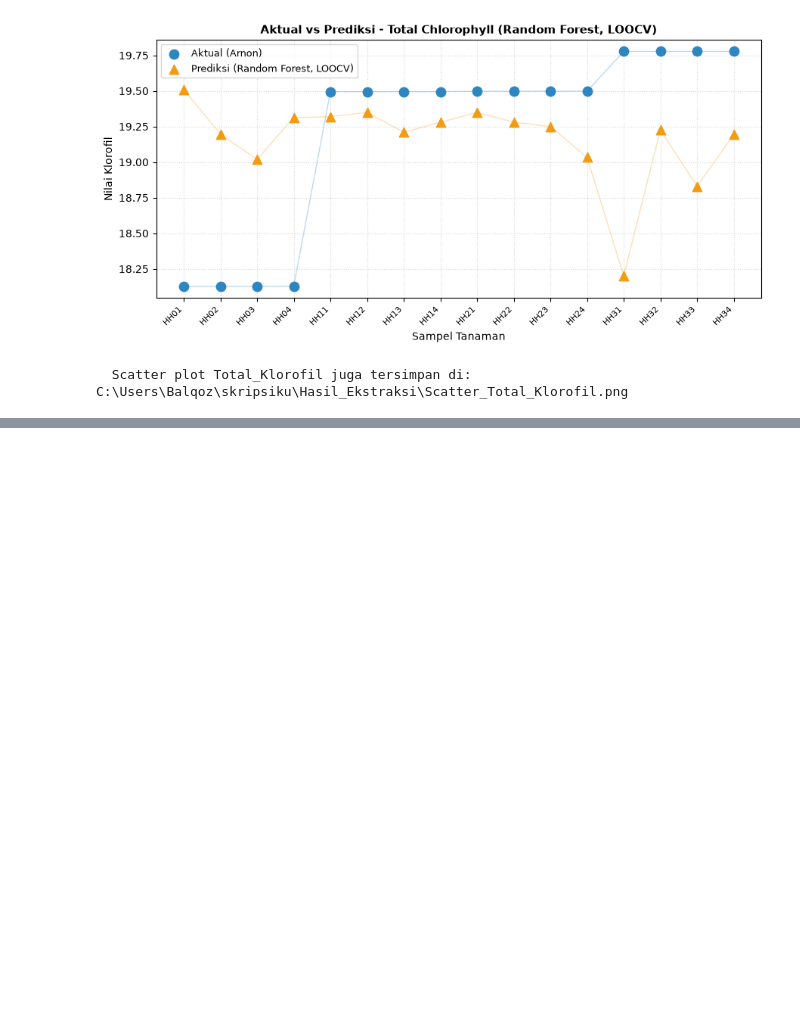
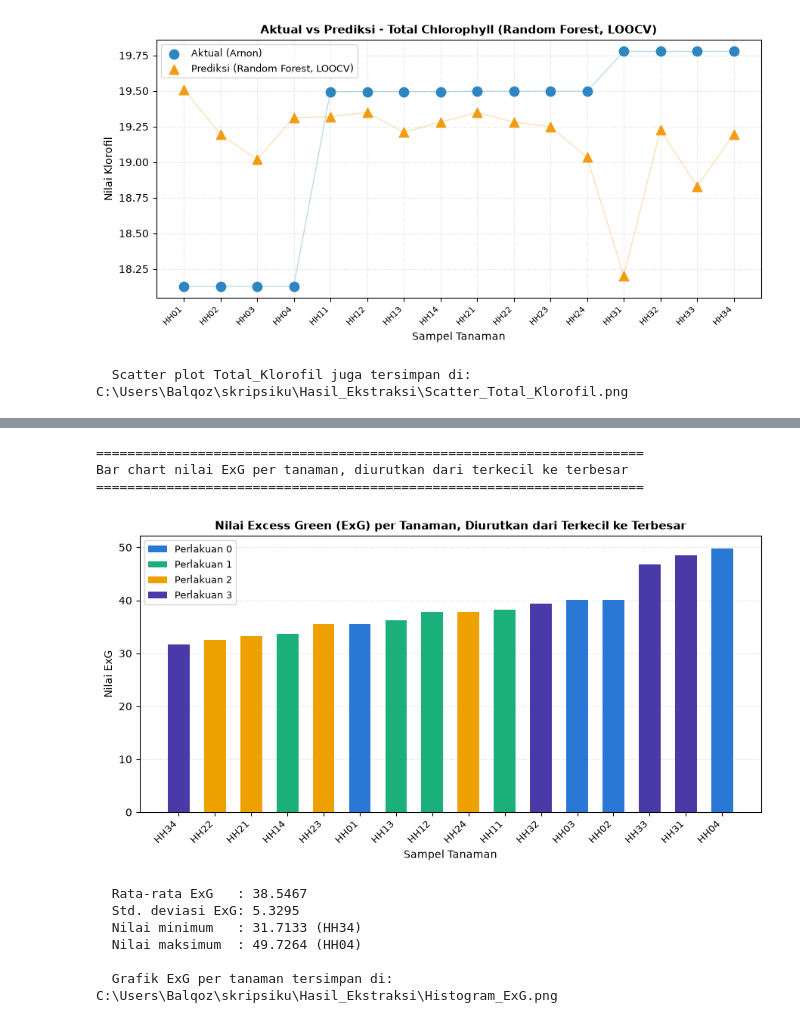
Before and after one commit to balqozz/Chlorophyll-Prediction, a Jupyter notebook: RF_updated.ipynb, the cells around one changed output, grey strips where cells are left out. Saved outputs shown, nothing was run; the diff lists cells and outputs as text; code cells hidden in the pictures; blank space fills up the shorter version.

```diff
--- a/RF_updated.ipynb
+++ b/RF_updated.ipynb
@@ -127,14 +153,21 @@ Hitung ground truth klorofil dari absorbansi asli (rumus Arnon) -> file Excel te
 # %%
 def hitung_ground_truth_klorofil():
+    """Hitung nilai klorofil aktual (Chl a, Chl b, Total) dari data absorbansi
+    UV-Vis Spektrofotometer yang asli, pakai rumus Arnon (1949). Ini nilai
+    yang JADI PEMBANDING waktu evaluasi model -- bukan hasil sensor, bukan
+    hasil tebakan model, tapi hasil pengukuran kimia langsung di lab."""
     print("=" * 70)
-    print("Ground truth klorofil dari absorbansi ASLI (rumus Arnon)")
+    print("Menghitung klorofil aktual dari absorbansi lab asli (rumus Arnon)")
     print("=" * 70)
 
     df_abs = pd.read_excel(FILE_ABSORBANSI)
+    # Alat spektrofotometer di lab scan tiap kelipatan 5nm, jadi panjang gelombang
+    # 663nm dan 669nm (yang dipakai rumus Arnon) didekati pakai kolom terdekat
+    # yang ada di data (665nm dan 670nm).
     A645 = df_abs[645].iloc[0:4].values
-    A663_proxy = df_abs[665].iloc[0:4].values     # proksi 663nm (alat scan tiap 5nm)
+    A663_proxy = df_abs[665].iloc[0:4].values     # proksi buat 663nm
     A665 = df_abs[665].iloc[0:4].values
-    A669_proxy = df_abs[670].iloc[0:4].values     # proksi 669nm
+    A669_proxy = df_abs[670].iloc[0:4].values     # proksi buat 669nm
 
     df_gt = pd.DataFrame({
         "Perlakuan": [0, 1, 2, 3],
@@ -143,15 +176,17 @@ def hitung_ground_truth_klorofil():
         "A665": A665,
         "A669_proxy(670nm)": A669_proxy,
     })
+    # Rumus Arnon (1949) -- persamaan standar buat hitung kadar klorofil dari absorbansi
     df_gt["Klorofil_A"] = 12.7 * df_gt["A663_proxy(665nm)"] - 2.69 * df_gt["A645"]
     df_gt["Klorofil_B"] = 22.9 * df_gt["A645"] - 4.68 * df_gt["A669_proxy(670nm)"]
     df_gt["Total_Klorofil"] = 20.2 * df_gt["A645"] + 8.02 * df_gt["A665"]
 
-    # --- FILE EXCEL KHUSUS: absorbansi + target klorofil (rumus Arnon) ---
+    # File ini disimpan TERSENDIRI dan tidak digabung ke file fitur, karena
+    # tujuannya cuma jadi acuan/pembanding, bukan bahan upload buat prediksi.
     path_gt = os.path.join(FOLDER_OUTPUT, "Ground_Truth_Absorbansi_Arnon.xlsx")
     df_gt.to_excel(path_gt, index=False)
     print(df_gt.to_string(index=False))
-    print(f"\n>> File KHUSUS ground truth Arnon tersimpan di: {path_gt}\n")
+    print(f"\n>> File acuan klorofil aktual (Arnon) tersimpan di: {path_gt}\n")
     return df_gt
 # %%
 # Menghitung hasil ground truth klorofil dari absorbansi
@@ -173,15 +208,19 @@ Gabungkan fitur (16 tanaman) dengan ground truth (broadcast per label)
 # %%
 def gabungkan_dataset_final(df_fitur, df_gt):
+    """Gabung tabel fitur (16 tanaman, R/G/B/IR/ExG) dengan tabel klorofil
+    aktual dari Arnon (4 baris, 1 per label), cukup di memori aja. Hasilnya
+    dipakai buat training + evaluasi LOOCV di langkah berikutnya. Sengaja
+    TIDAK di-export ke Excel lagi, biar tidak ada file yang isinya fitur
+    tercampur target -- yang boleh diupload ke web cuma fiturnya saja."""
     print("=" * 70)
-    print("Gabungkan fitur (16 tanaman) + ground truth (per label)")
+    print("Gabung fitur (16 tanaman) + klorofil aktual Arnon (per label) -- di memori saja")
     print("=" * 70)
 
     df_final = df_fitur.merge(df_gt[["Perlakuan"] + TARGETS], on="Perlakuan", how="left")
     kolom_akhir = ["Nama_File", "Perlakuan", "Tanaman_Ke"] + FITUR + TARGETS
     df_final = df_final[kolom_akhir]
 
-    path_final = os.path.join(FOLDER_OUTPUT, "Dataset_Final_Siap_Training.xlsx")
-    df_final.to_excel(path_final, index=False)
     print(df_final.to_string(index=False))
-    print(f"\n>> Dataset final (fitur+target, untuk training) tersimpan di: {path_final}\n")
+    print("\n>> Dataset gabungan ini cuma dipakai buat training & evaluasi di notebook ini,")
+    print("   TIDAK disimpan jadi file Excel terpisah (biar tidak dipakai keliru sebagai bahan upload).\n")
     return df_final
@@ -337,0 +432,14 @@ Training model final (seluruh 16 data) dan simpan sebagai .pkl.
+# %%
+# Menampilkan bar chart ExG per tanaman (diurutkan, diwarnai per Perlakuan)
+path_histogram_exg = buat_histogram_exg(df_final)
+# %% [output]
+======================================================================
+Bar chart nilai ExG per tanaman, diurutkan dari terkecil ke terbesar
+======================================================================
+[figure, added]
+  Rata-rata ExG   : 38.5467
+  Std. deviasi ExG: 5.3295
+  Nilai minimum   : 31.7133 (HH34)
+  Nilai maksimum  : 49.7264 (HH04)
+
+  Grafik ExG per tanaman tersimpan di: C:\Users\Balqoz\skripsiku\Hasil_Ekstraksi\Histogram_ExG.png
```
Also changed, not shown: parts of 31 cells of this notebook, 23 other files.
